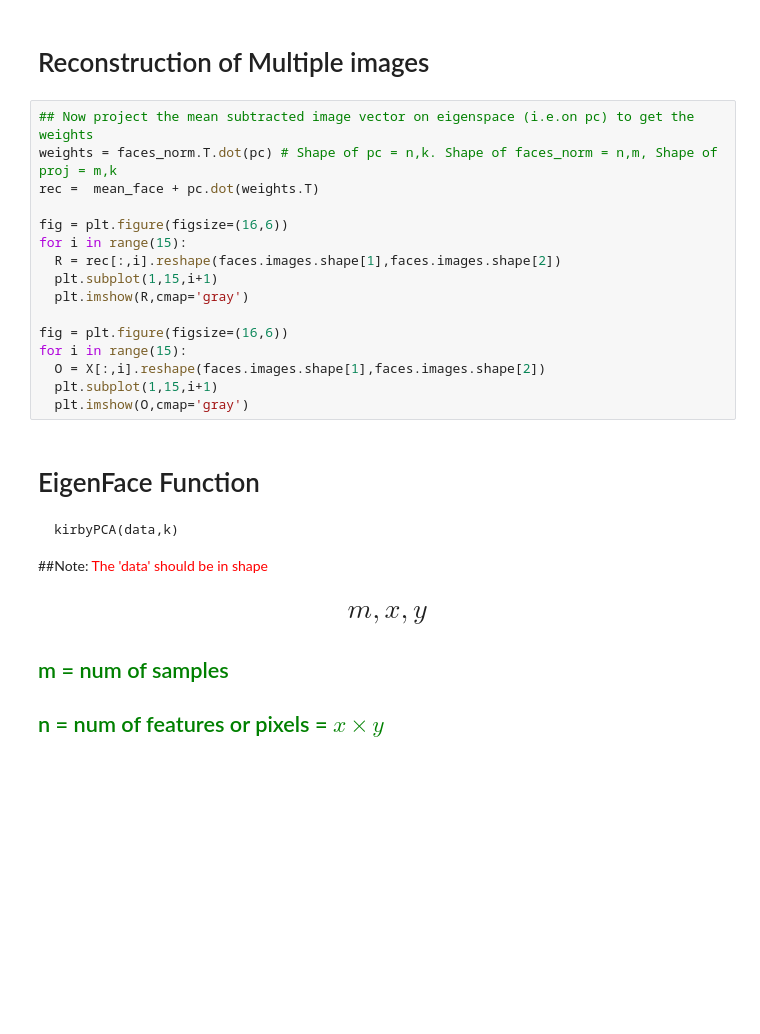
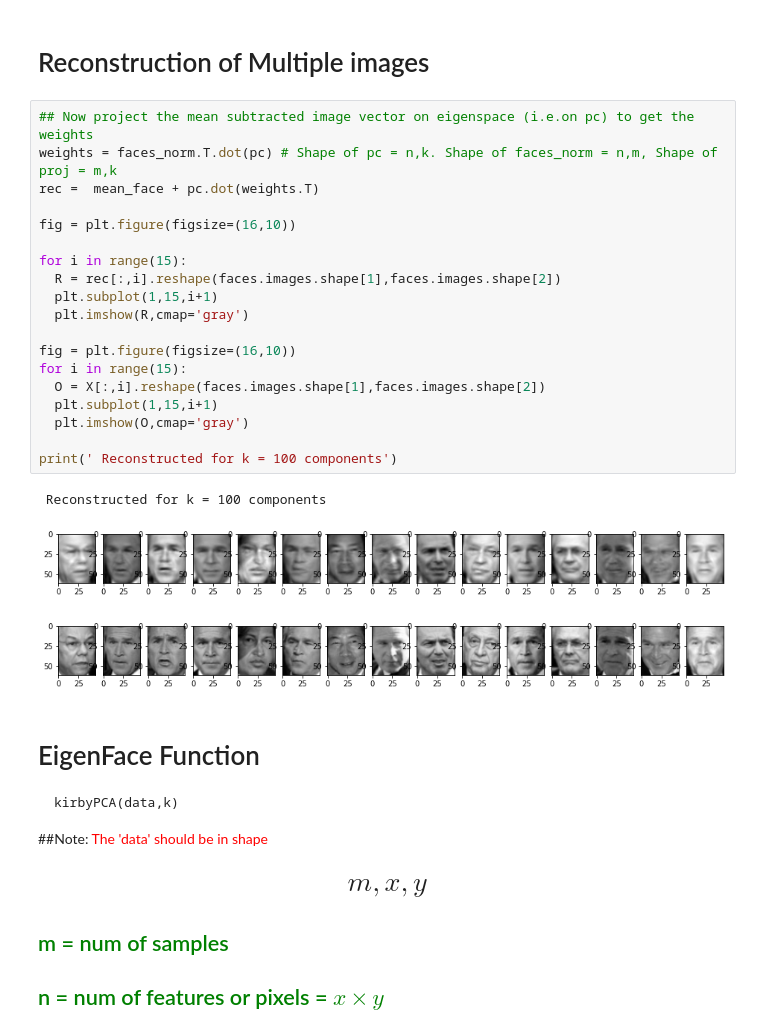
Before and after one commit to gitdiptaban/PCA, a Jupyter notebook: EigenFace.ipynb, the cells around one changed output. Drawn from its saved outputs; the diff is of its cells as text; blank space fills up the shorter version.

```diff
--- a/EigenFace.ipynb
+++ b/EigenFace.ipynb
@@ -202,19 +230,26 @@ plt.imshow(R,cmap='gray')
 # %%
 ## Now project the mean subtracted image vector on eigenspace (i.e.on pc) to get the weights
 weights = faces_norm.T.dot(pc) # Shape of pc = n,k. Shape of faces_norm = n,m, Shape of proj = m,k
 rec =  mean_face + pc.dot(weights.T)
 
-fig = plt.figure(figsize=(16,6))
+fig = plt.figure(figsize=(16,10))
+
 for i in range(15):
   R = rec[:,i].reshape(faces.images.shape[1],faces.images.shape[2])
   plt.subplot(1,15,i+1)
   plt.imshow(R,cmap='gray')
 
-fig = plt.figure(figsize=(16,6))
+fig = plt.figure(figsize=(16,10))
 for i in range(15):
   O = X[:,i].reshape(faces.images.shape[1],faces.images.shape[2])
   plt.subplot(1,15,i+1)
   plt.imshow(O,cmap='gray')
+
+print(' Reconstructed for k = 100 components')
+# %% [output]
+ Reconstructed for k = 100 components
+[figure, added]
+[figure, added]
 # %% [markdown]
 # EigenFace Function
     kirbyPCA(data,k)
```
Also changed, not shown: parts of 15 cells of this notebook.
